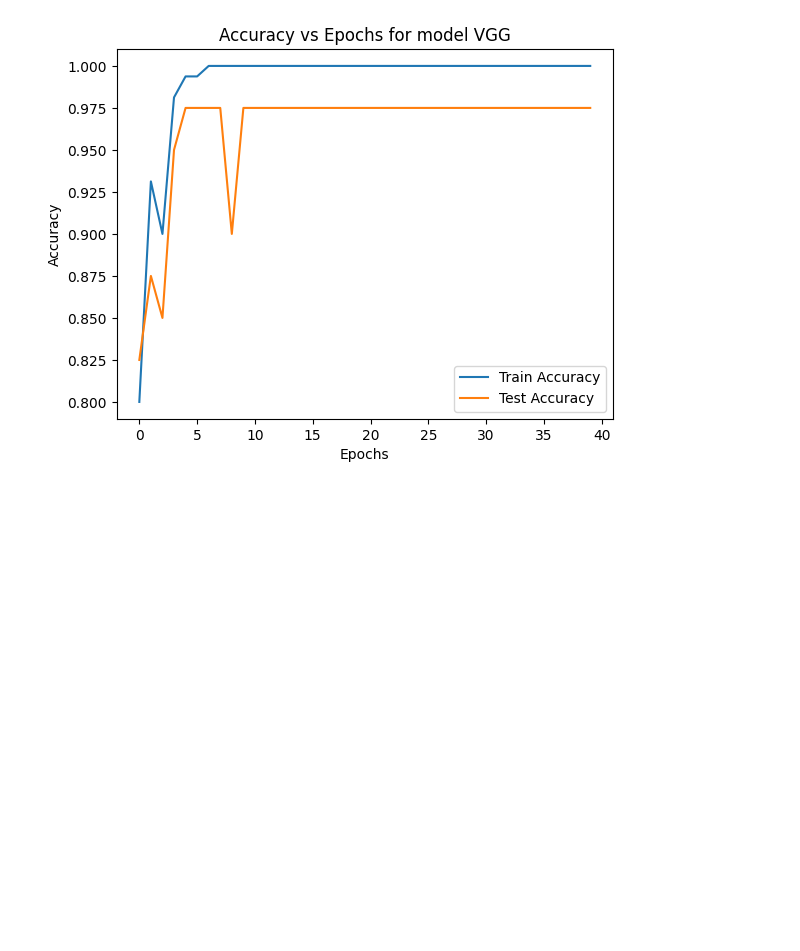
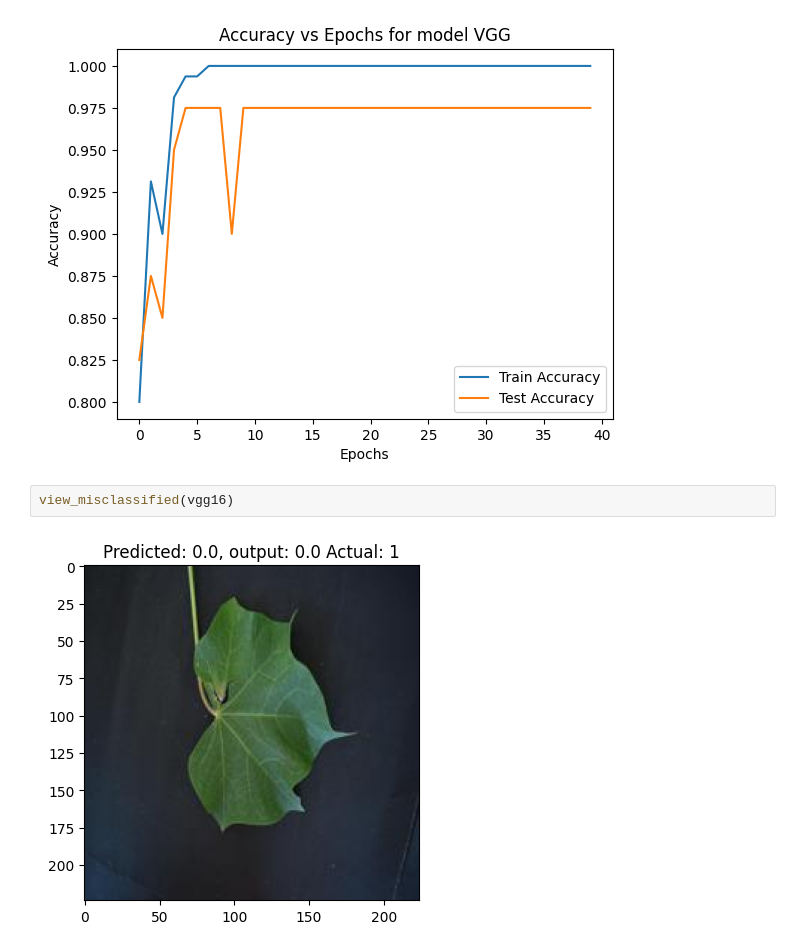
Before and after one commit to HarinarayanJ/ML-Assignment-4, a Jupyter notebook: arch.ipynb, the cells around one changed output. Drawn from its saved outputs; the diff is of its cells as text; blank space fills up the shorter version.

```diff
--- a/arch.ipynb
+++ b/arch.ipynb
@@ -565,5 +565,9 @@ plt.show()
 # %% [output]
 [figure]
 [figure]
+# %%
+view_misclassified(vgg16)
+# %% [output]
+[figure, added]
 # %%
 # Tuning all layers
```
Also changed, not shown: parts of 8 cells of this notebook, 1 other file.
